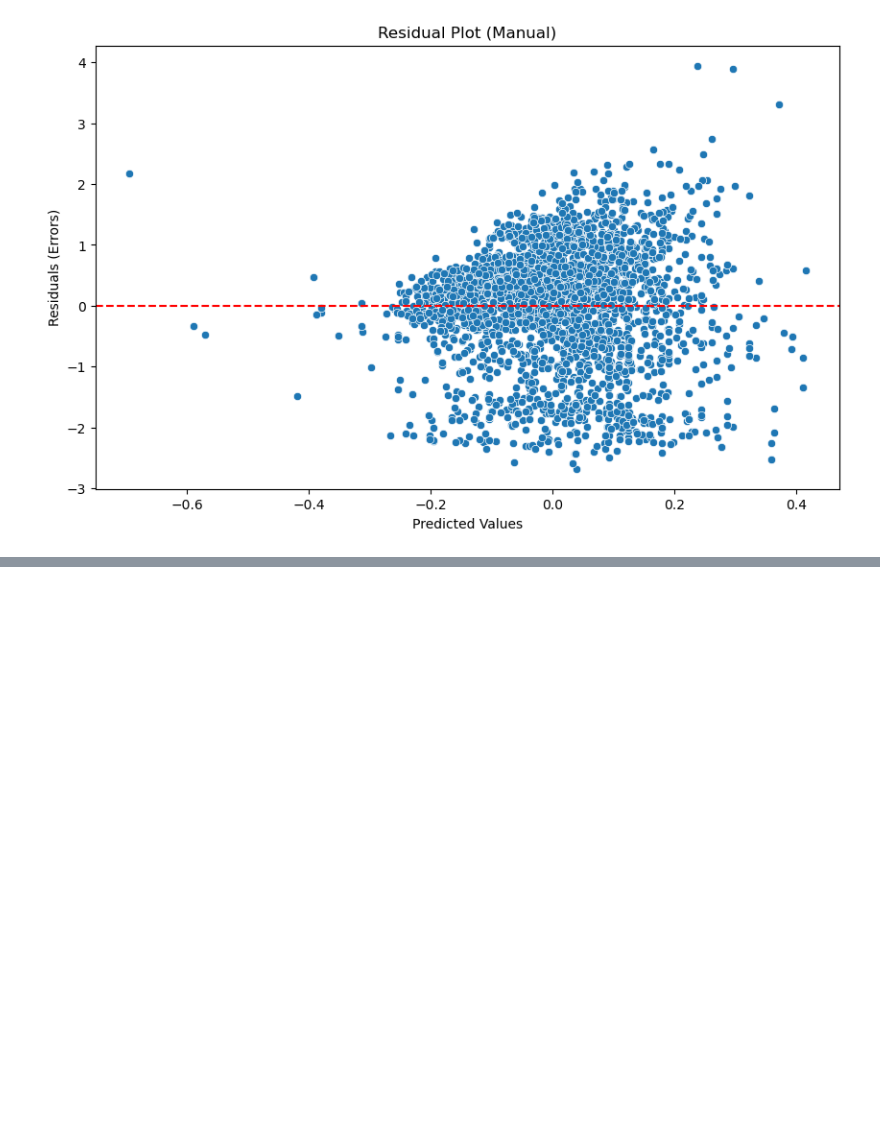
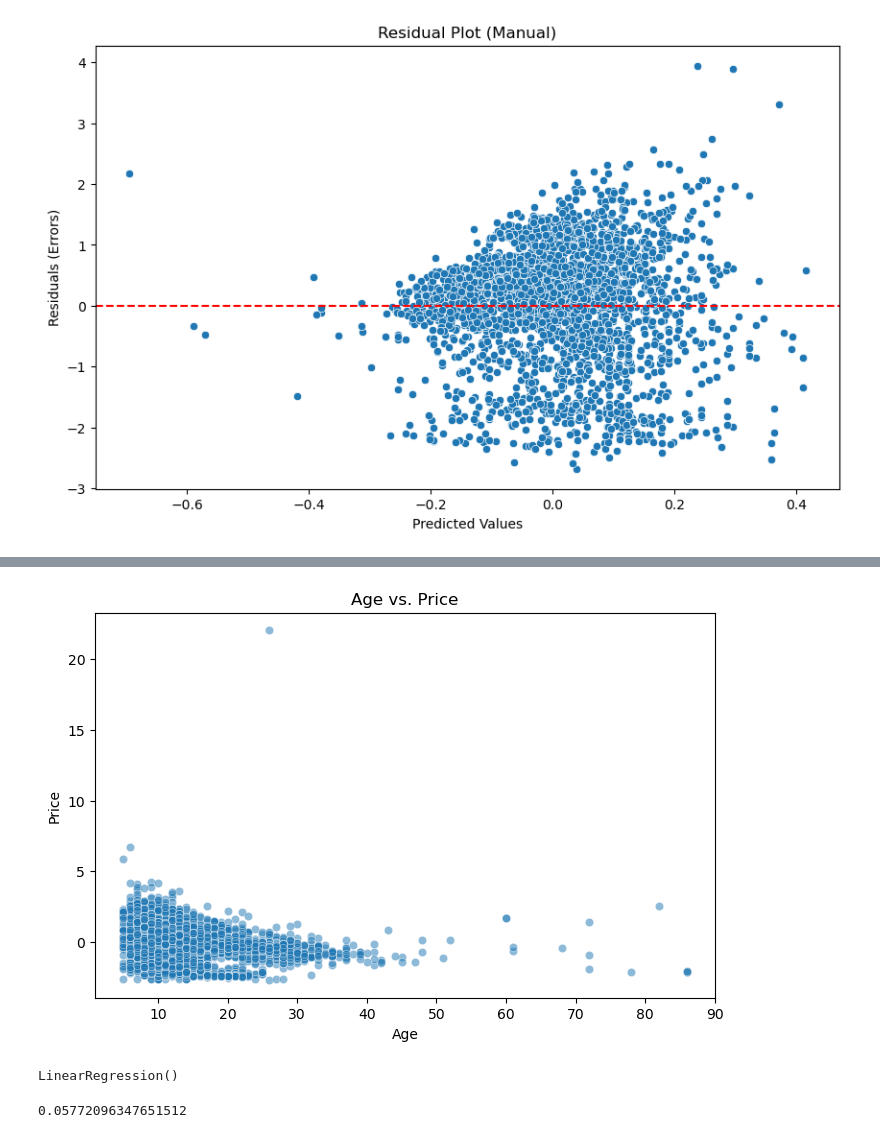
Before and after one commit to Irfee-code/Linear-regression-1, a Jupyter notebook: linear regression.ipynb, the cells around one changed output, grey strips where cells are left out. Drawn from its saved outputs; the diff is of its cells as text; code cells hidden in the pictures; blank space fills up the shorter version.

```diff
--- a/linear regression.ipynb
+++ b/linear regression.ipynb
@@ -334,3 +339,6 @@ plt.ylabel('Residuals (Errors)')
 plt.show()
 # %% [output]
 [figure]
+# %%
+df1['Age']=2025-df['Prod. year']
+df1
@@ -336,0 +359,20 @@ plt.show()
+# %%
+import seaborn as sns
+import matplotlib.pyplot as plt
+
+plt.figure(figsize=(8, 5))
+sns.scatterplot(x='Age', y='Price', data=df1, alpha=0.5)
+plt.title('Age vs. Price')
+plt.show()
+# %% [output]
+[figure, added]
+# %%
+X=df1[['mileage_number','engine_volume_float','Age']]
+y=df1['Price']
+
+X_train,X_test,y_train,y_test=train_test_split(X,y,test_size=0.2,random_state=1)
+
+model=LinearRegression()
+model.fit(X_train,y_train)
+# %% [output]
+LinearRegression()
@@ -336,0 +381,5 @@ plt.show()
+# %%
+r2_score = model.score(X_test, y_test)
+r2_score
+# %% [output]
+0.05772096347651512
```
Also changed, not shown: parts of 40 cells of this notebook.
